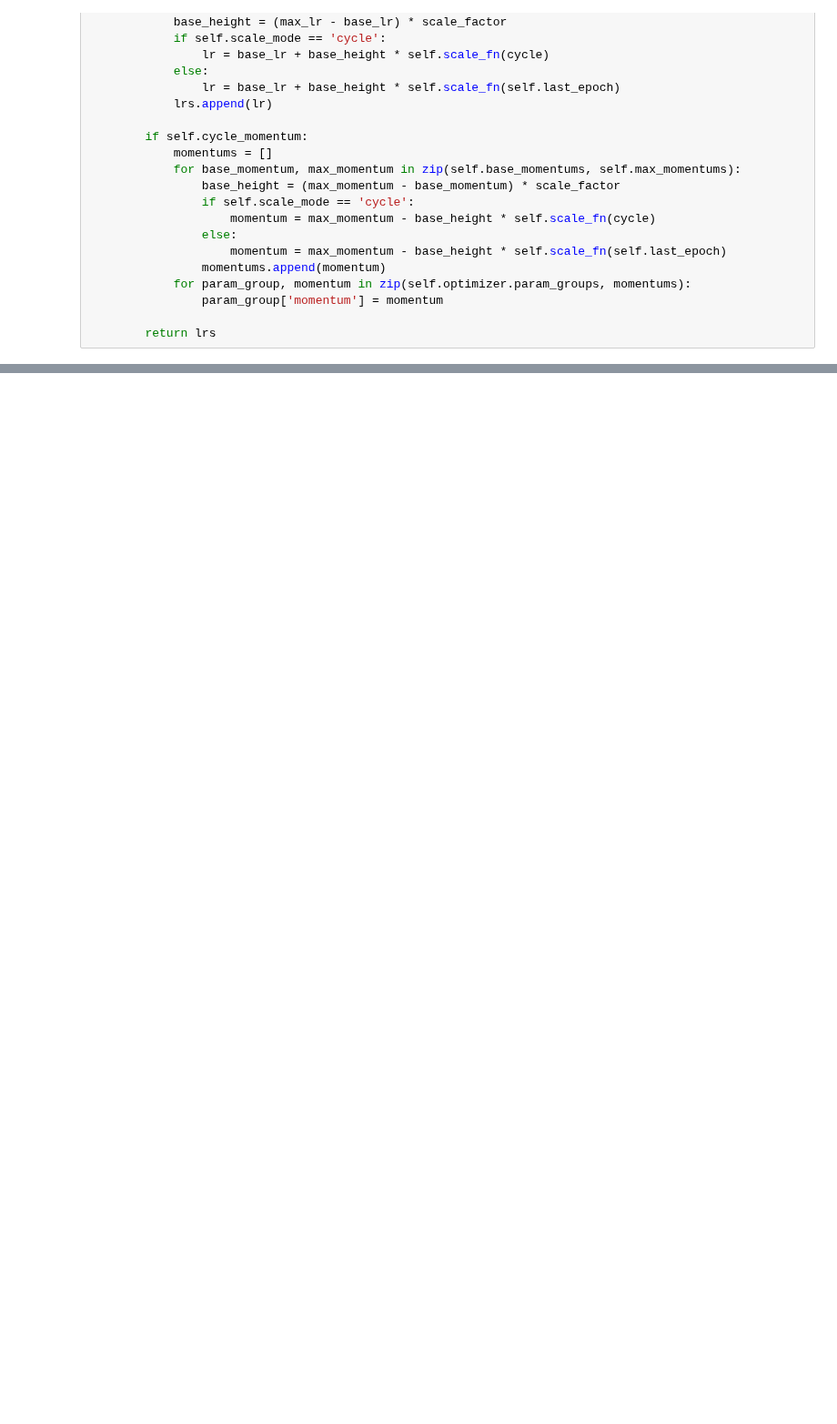
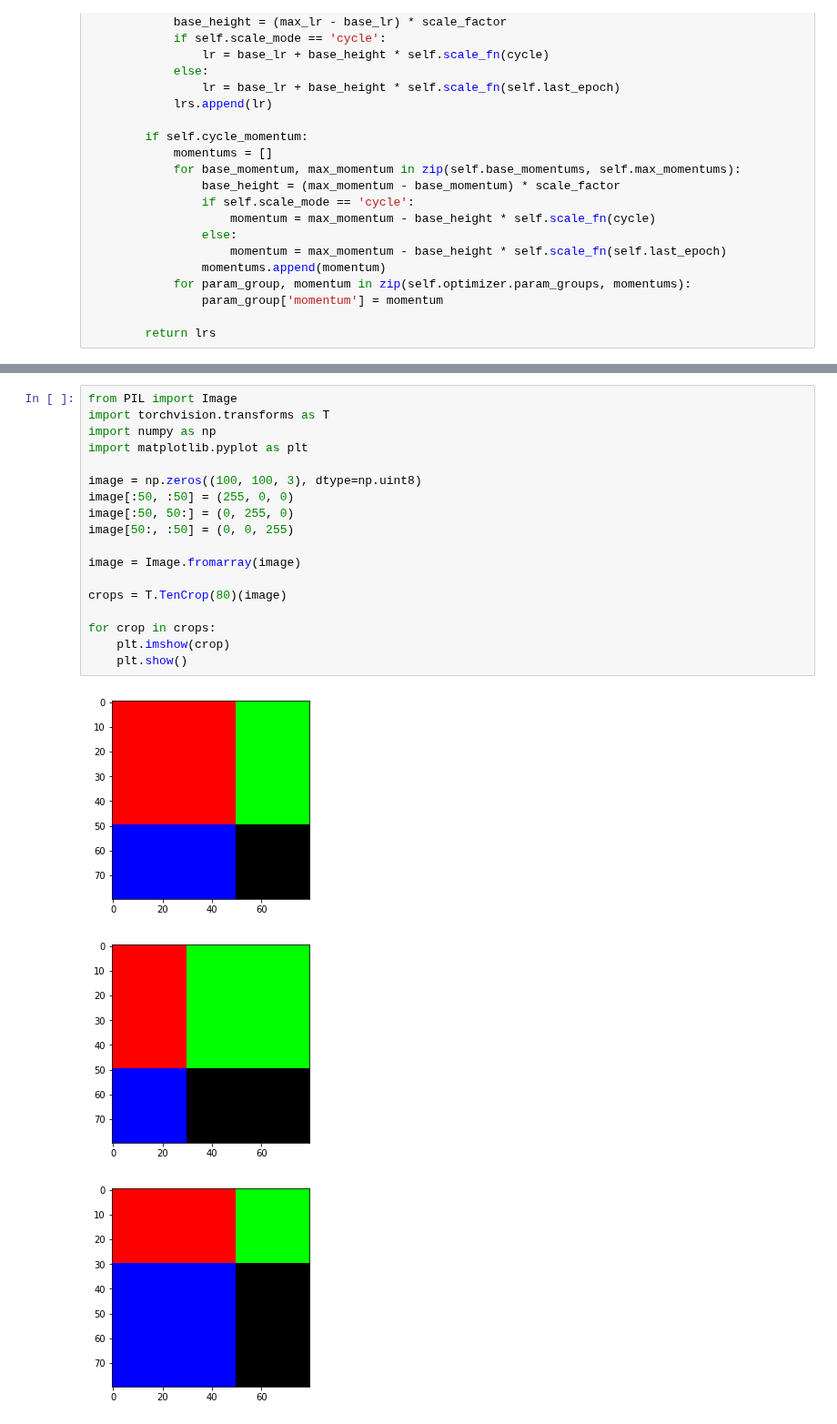
Before and after one commit to v-shmyhlo/kaggle, a Jupyter notebook: vis.ipynb, the cells around one changed output, grey strips where cells are left out. Shown at 91% size. Cells and saved outputs as stored; diff of their text form; blank space fills up the shorter version.

```diff
--- a/vis.ipynb
+++ b/vis.ipynb
@@ -259,0 +316,22 @@ print(lrs[0], lrs[-1])
+# %%
+from PIL import Image
+import torchvision.transforms as T
+import numpy as np
+import matplotlib.pyplot as plt
+
+image = np.zeros((100, 100, 3), dtype=np.uint8)
+image[:50, :50] = (255, 0, 0)
+image[:50, 50:] = (0, 255, 0)
+image[50:, :50] = (0, 0, 255)
+
+image = Image.fromarray(image)
+
+crops = T.TenCrop(80)(image)
+
+for crop in crops:
+    plt.imshow(crop)
+    plt.show()
+# %% [output]
+[figure, added]
+[figure, added]
+[figure, added]
```
Also changed, not shown: parts of 5 cells of this notebook, 15 other files.
